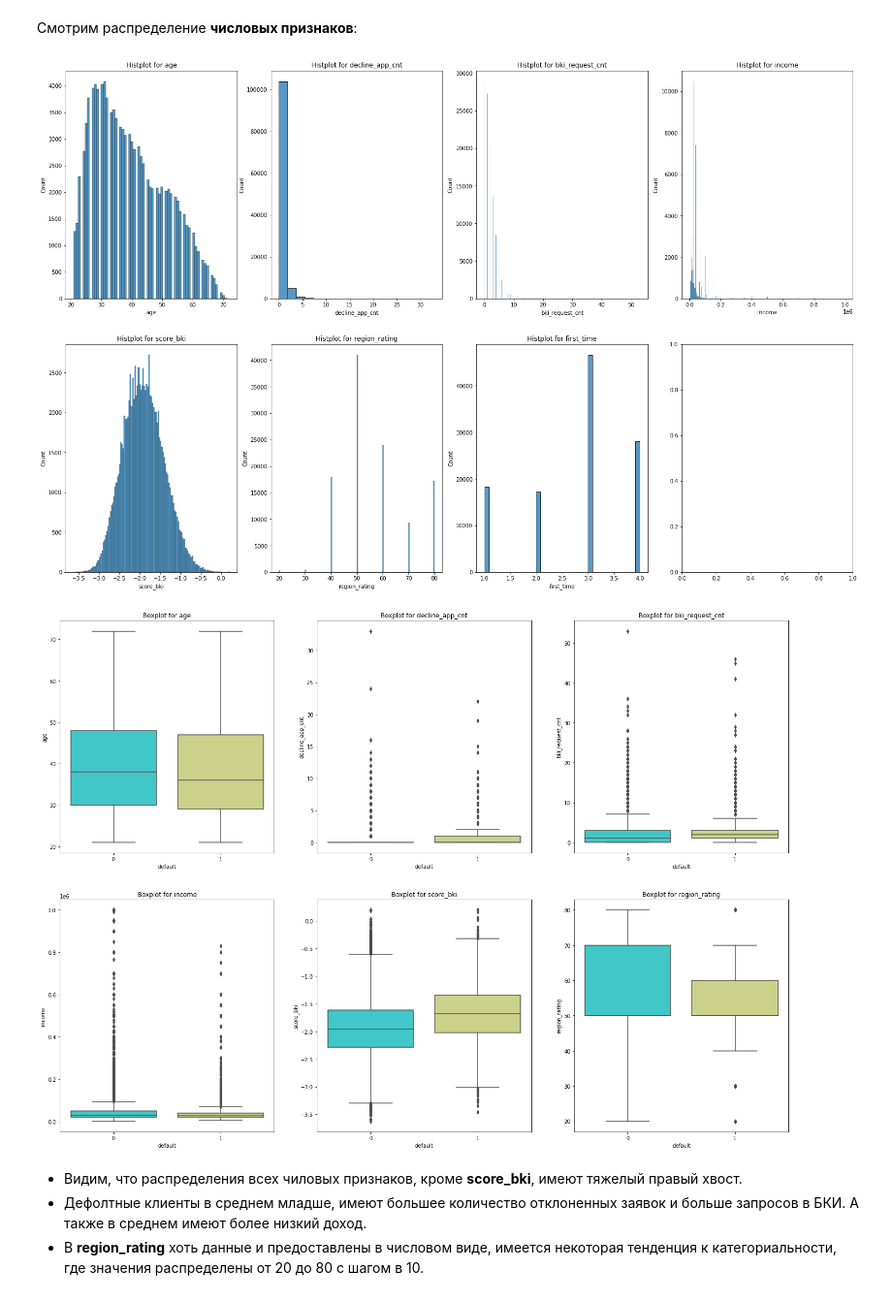
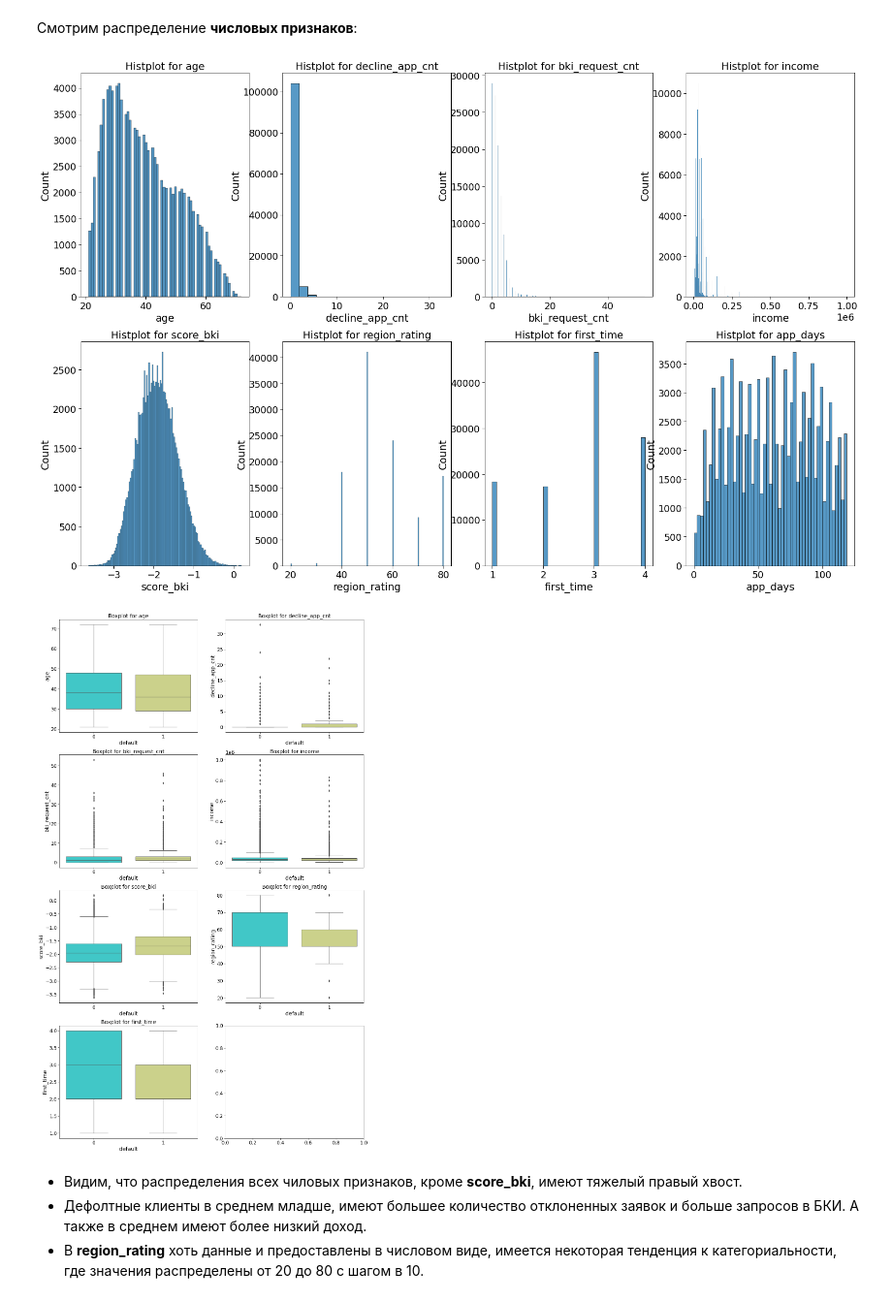
Before and after one commit to OtlichnoBy/General, a Jupyter notebook: module_5/credit_scoring.ipynb, the cells around one changed output. Shown at 97% size. Saved outputs shown, nothing was run; the diff lists cells and outputs as text; code cells hidden in the pictures.

```diff
--- a/module_5/credit_scoring.ipynb
+++ b/module_5/credit_scoring.ipynb
@@ -254,3 +307,14 @@ num_cols = ['age', 'decline_app_cnt', 'bki_request_cnt',
+# %%
+# Преобразуем в формат даты
+df['app_date'] = pd.to_datetime(df['app_date'])
+
+# Вычислим количество дней с самой давней записи в датасете
+df['app_days'] = df['app_date'].apply(lambda x: x - df['app_date'].min())
+df['app_days'] = df['app_days'].dt.days
+df.drop('app_date', axis=1, inplace=True)
+
+# Обновим список с числовыми признаками
+num_cols = list(num_cols + ['app_days'])
 # %% [markdown]
 Смотрим распределение **числовых признаков**:
 # %%
@@ -258,15 +322,15 @@ fig, axes = plt.subplots(2, 4, figsize=(26,17))
 for i, col in enumerate(num_cols):
     sns.histplot(df[col], ax=axes.flat[i]).set(title='Histplot for ' + col)
 # %% [output]
-[figure, old version]
+[figure, new version]
 # %%
 # Распределение дефолтных клиентов относительно числовых признаков
-fig, axes = plt.subplots(2, 3, figsize=(25,18))
+fig, axes = plt.subplots(4, 2, figsize=(20,35))
 for i, col in enumerate(num_cols[:-1]):
     sns.boxplot(y = data[col], x = 'default', data=data, ax=axes.flat[i],
                       palette='rainbow').set(title='Boxplot for ' + col)
 # %% [output]
-[figure, old version]
+[figure, new version]
 # %% [markdown]
 * Видим, что распределения всех чиловых признаков, кроме **score_bki**, имеют тяжелый правый хвост.
 * Дефолтные клиенты в среднем младше, имеют большее количество отклоненных заявок и больше запросов в БКИ. А также в среднем имеют более низкий доход.
```
Also changed, not shown: parts of 76 cells of this notebook.
